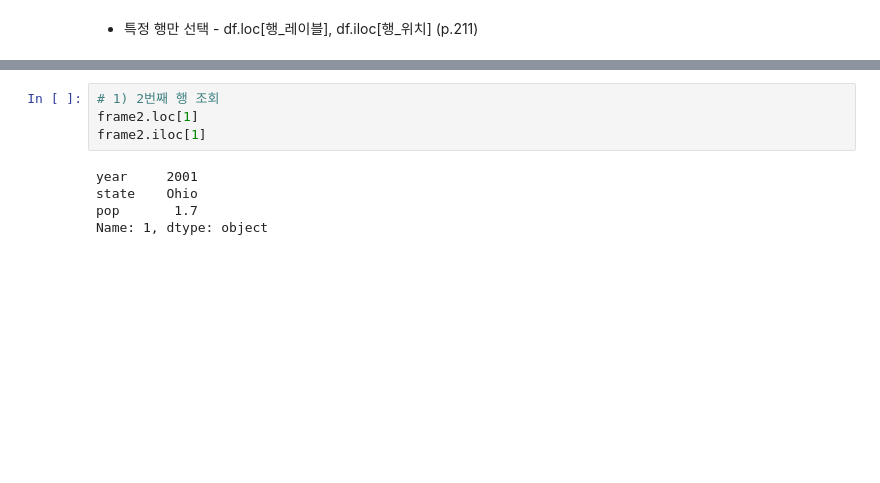
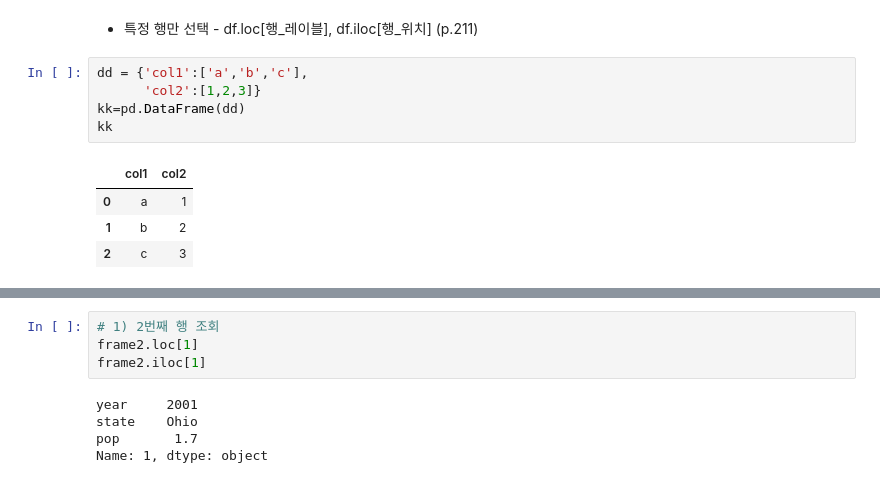
Before and after one commit to leedaye0412/python_basic, a Jupyter notebook: ch05_update_class.ipynb, the cells around one changed output, grey strips where cells are left out. Saved outputs shown, nothing was run; the diff lists cells and outputs as text; blank space fills up the shorter version.

```diff
--- a/ch05_update_class.ipynb
+++ b/ch05_update_class.ipynb
@@ -872,2 +876,12 @@ type(obj)
 # %% [markdown]
 * 특정 행만 선택 - df.loc[행_레이블], df.iloc[행_위치] (p.211)
+# %%
+dd = {'col1':['a','b','c'],
+      'col2':[1,2,3]}
+kk=pd.DataFrame(dd)
+kk
+# %% [output]
+|  | col1 | col2 |
+| 0 | a | 1 |
+| 1 | b | 2 |
+| 2 | c | 3 |
```
Also changed, not shown: parts of 13 cells of this notebook, 44 other files.
